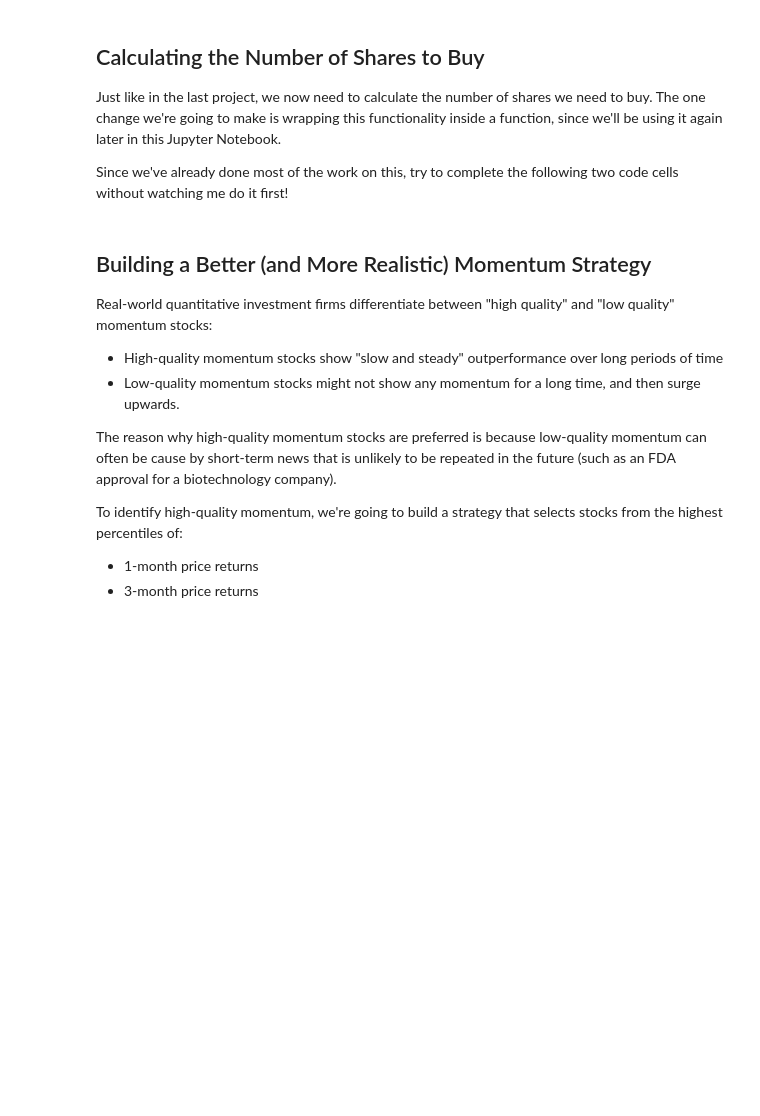
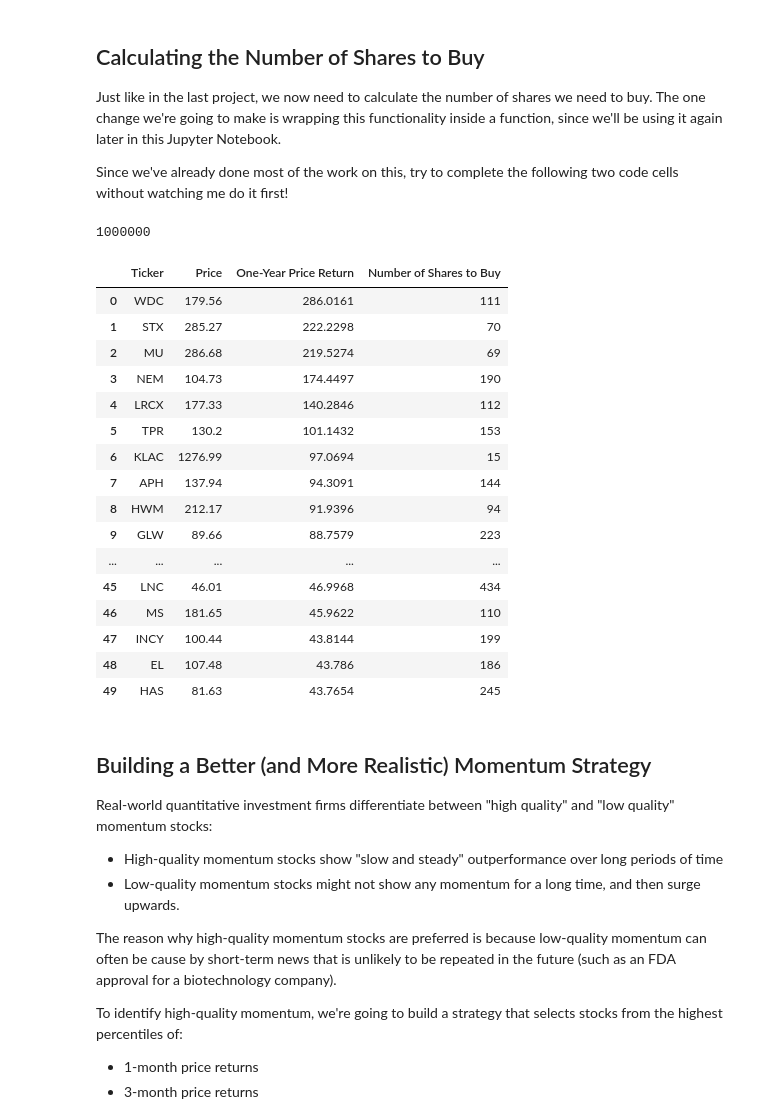
Before and after one commit to JeffreyPatino/algorithmic-trading-python, a Jupyter notebook: starter_files/002_quantitative_momentum_strategy.ipynb, the cells around one changed output. Saved outputs shown, nothing was run; the diff lists cells and outputs as text; code cells hidden in the pictures; blank space fills up the shorter version.

```diff
--- a/starter_files/002_quantitative_momentum_strategy.ipynb
+++ b/starter_files/002_quantitative_momentum_strategy.ipynb
@@ -86,6 +208,44 @@ Because of this, the next thing we need to do is remove all the stocks in our Da
 Just like in the last project, we now need to calculate the number of shares we need to buy. The one change we're going to make is wrapping this functionality inside a function, since we'll be using it again later in this Jupyter Notebook.
 
 Since we've already done most of the work on this, try to complete the following two code cells without watching me do it first!
+# %%
+def portfolio_input():
+    global portfolio_size
+    portfolio_size = input('Enter the value of your portfolio:')
+
+    try:
+        float(portfolio_size)
+    except ValueError:
+        print("That's not a number! Please try again")
+
+portfolio_input()
+print(portfolio_size)
+# %% [output]
+1000000
+# %%
+position_size = float(portfolio_size) / len(final_dataframe_updated.index)
+for i in range(0, len(final_dataframe_updated.index)):
+    final_dataframe_updated.loc[i, 'Number of Shares to Buy'] = math.floor(position_size / final_dataframe_updated.loc[i, 'Price'])
+
+final_dataframe_updated
+# %% [output]
+|  | Ticker | Price | One-Year Price Return | Number of Shares to Buy |
+| 0 | WDC | 179.56 | 286.0161 | 111 |
+| 1 | STX | 285.27 | 222.2298 | 70 |
+| 2 | MU | 286.68 | 219.5274 | 69 |
+| 3 | NEM | 104.73 | 174.4497 | 190 |
+| 4 | LRCX | 177.33 | 140.2846 | 112 |
+| 5 | TPR | 130.2 | 101.1432 | 153 |
+| 6 | KLAC | 1276.99 | 97.0694 | 15 |
+| 7 | APH | 137.94 | 94.3091 | 144 |
+| 8 | HWM | 212.17 | 91.9396 | 94 |
+| 9 | GLW | 89.66 | 88.7579 | 223 |
+| ... | ... | ... | ... | ... |
+| 45 | LNC | 46.01 | 46.9968 | 434 |
+| 46 | MS | 181.65 | 45.9622 | 110 |
+| 47 | INCY | 100.44 | 43.8144 | 199 |
+| 48 | EL | 107.48 | 43.786 | 186 |
+| 49 | HAS | 81.63 | 43.7654 | 245 |
 # %% [markdown]
 ## Building a Better (and More Realistic) Momentum Strategy
 
```
Also changed, not shown: parts of 17 cells of this notebook, 3 other files.
